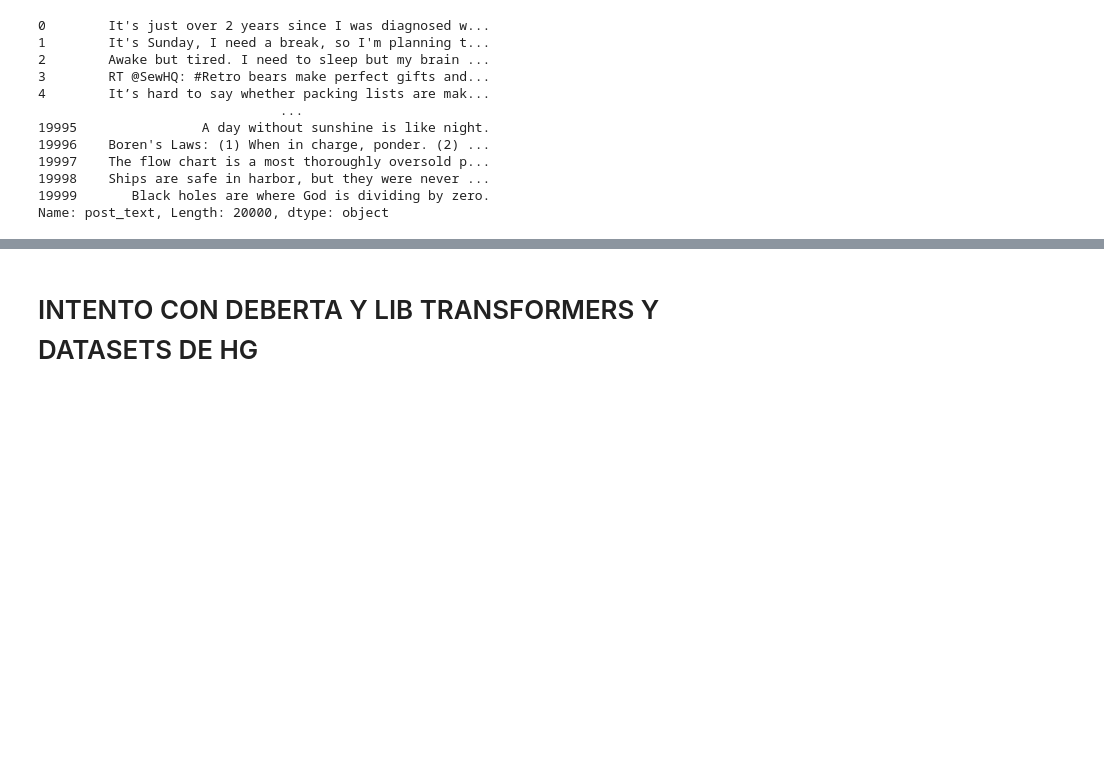
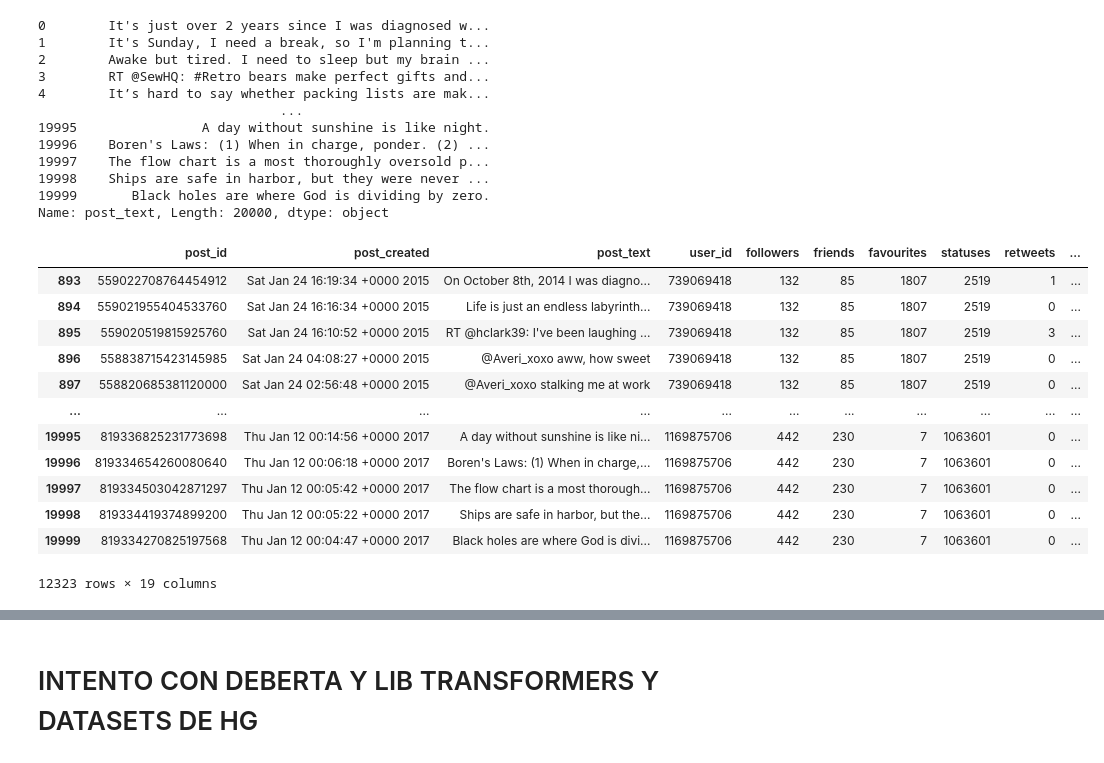
Before and after one commit to kokeitor/Twitter-Mental-Health-Classification, a Jupyter notebook: tw_classification_kaggle.ipynb, the cells around one changed output, grey strips where cells are left out. Saved outputs shown, nothing was run; the diff lists cells and outputs as text; code cells hidden in the pictures; blank space fills up the shorter version.

```diff
--- a/tw_classification_kaggle.ipynb
+++ b/tw_classification_kaggle.ipynb
@@ -554,6 +588,6 @@ tw_eda.data.columns
 # %%
 import re
-def count_special_caracters(special_c : List[str], data : pd.DataFrame, text_field_name :str, delete :bool =False, plot : bool =False):
+def count_process_special_caracters(special_c : List[str], data : pd.DataFrame, text_field_name :str, delete :bool =False, plot : bool =False):
     df = data.copy()
     special_c_count = {}
     count = 0
@@ -566,9 +600,7 @@ def count_special_caracters(special_c : List[str], data : pd.DataFrame, text_fie
             if special_c in text or match_obj is not None:
                 count += 1
                 if delete:
-                    caracters = [c for c in text]
-                    clean_text = ''.join([c for c in caracters if c != special_c])
-                    df.loc[i,text_field_name] = clean_text
+                    df.loc[i,text_field_name] = ''.join([c for c in text if c != special_c])
             special_c_count[special_c] = count
     if plot:
         plt.figure(figsize=(10, 6))
@@ -588,7 +620,7 @@ special_characters = [
     '?', '/', '~', '`', '\n', '\r', '\t', '\b', '\f'
 ]
 
-special_c,df_clean = count_special_caracters(
+special_c,df_clean = count_process_special_caracters(
                                           special_c  = special_characters,
                                           data = df,
                                           text_field_name = 'post_text',
@@ -612,4 +644,18 @@ print( df["post_text"])
 19999       Black holes are where God is dividing by zero.
 Name: post_text, Length: 20000, dtype: object
 # %%
-special_c,df_clean = count_special_caracters(special_characters, df_clean, 'post_text', delete=True, plot=False)
+special_c,df_clean = count_special_caracters(special_characters, df, 'post_text', delete=True, plot=False)
+# %% [output]
+|  | post_id | post_created | post_text | user_id | followers | friends | favourites | statuses | retweets | ... |
+| 893 | 559022708764454912 | Sat Jan 24 16:19:34 +0000 2015 | On October 8th, 2014 I was diagno... | 739069418 | 132 | 85 | 1807 | 2519 | 1 | ... |
+| 894 | 559021955404533760 | Sat Jan 24 16:16:34 +0000 2015 | Life is just an endless labyrinth... | 739069418 | 132 | 85 | 1807 | 2519 | 0 | ... |
+| 895 | 559020519815925760 | Sat Jan 24 16:10:52 +0000 2015 | RT @hclark39: I've been laughing ... | 739069418 | 132 | 85 | 1807 | 2519 | 3 | ... |
+| 896 | 558838715423145985 | Sat Jan 24 04:08:27 +0000 2015 | @Averi_xoxo aww, how sweet | 739069418 | 132 | 85 | 1807 | 2519 | 0 | ... |
+| 897 | 558820685381120000 | Sat Jan 24 02:56:48 +0000 2015 | @Averi_xoxo stalking me at work | 739069418 | 132 | 85 | 1807 | 2519 | 0 | ... |
+| ... | ... | ... | ... | ... | ... | ... | ... | ... | ... | ... |
+| 19995 | 819336825231773698 | Thu Jan 12 00:14:56 +0000 2017 | A day without sunshine is like ni... | 1169875706 | 442 | 230 | 7 | 1063601 | 0 | ... |
+| 19996 | 819334654260080640 | Thu Jan 12 00:06:18 +0000 2017 | Boren's Laws: (1) When in charge,... | 1169875706 | 442 | 230 | 7 | 1063601 | 0 | ... |
+| 19997 | 819334503042871297 | Thu Jan 12 00:05:42 +0000 2017 | The flow chart is a most thorough... | 1169875706 | 442 | 230 | 7 | 1063601 | 0 | ... |
+| 19998 | 819334419374899200 | Thu Jan 12 00:05:22 +0000 2017 | Ships are safe in harbor, but the... | 1169875706 | 442 | 230 | 7 | 1063601 | 0 | ... |
+| 19999 | 819334270825197568 | Thu Jan 12 00:04:47 +0000 2017 | Black holes are where God is divi... | 1169875706 | 442 | 230 | 7 | 1063601 | 0 | ... |
+12323 rows × 19 columns
```
Also changed, not shown: parts of 22 cells of this notebook, 2 other files.
